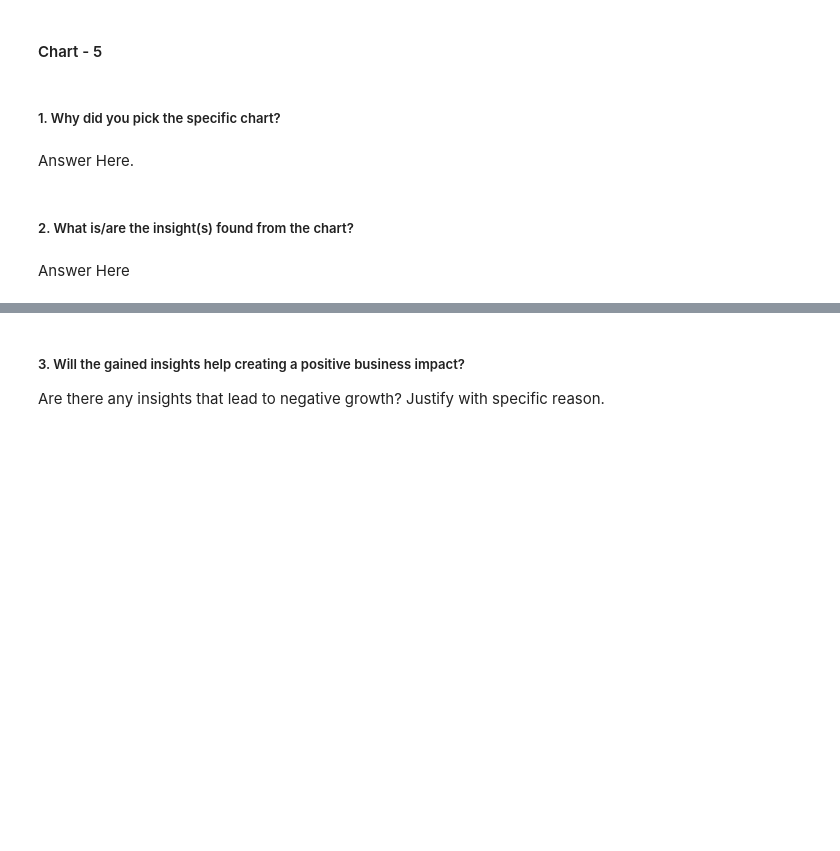
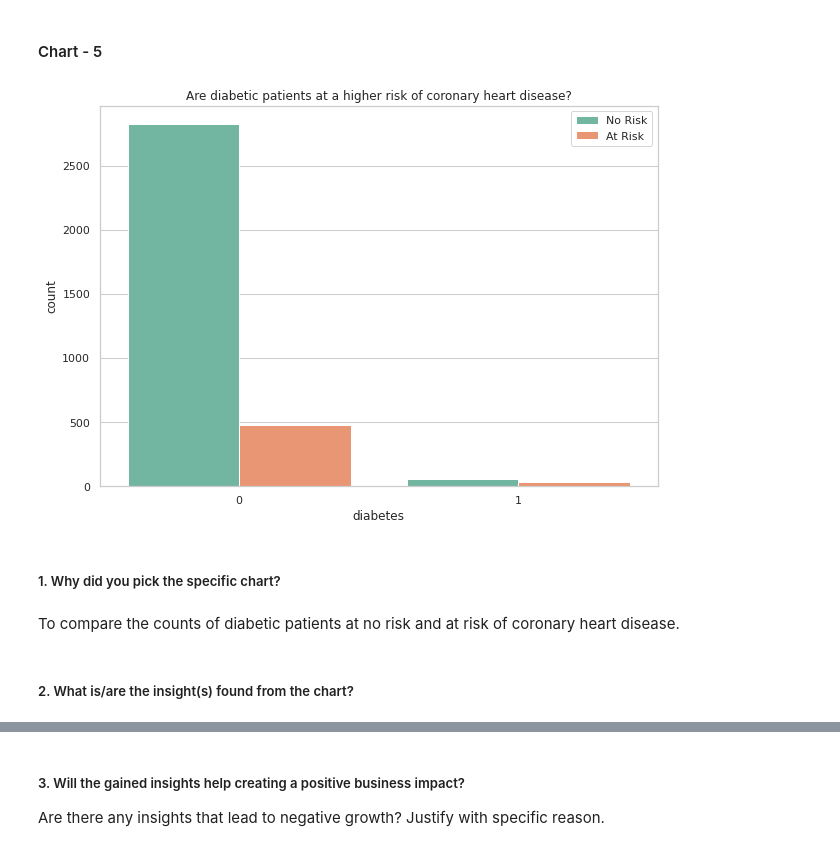
Before and after one commit to Krushikkk/Cardiovascular_Risk_Prediction, a Jupyter notebook: Cardiovascular_Risk_Prediction.ipynb, the cells around one changed output, grey strips where cells are left out. Drawn from its saved outputs; the diff is of its cells as text; code cells hidden in the pictures; blank space fills up the shorter version.

```diff
--- a/Cardiovascular_Risk_Prediction.ipynb
+++ b/Cardiovascular_Risk_Prediction.ipynb
@@ -524,8 +522,16 @@ The gained insights can certainly help create a positive business impact by info
+# %%
+# Chart - 5 visualization code
+
+plt.figure(figsize=(10,7))
+sns.countplot(df.diabetes, hue=df.Risk)
+plt.title('Are diabetic patients at a higher risk of coronary heart disease?')
+plt.legend(['No Risk','At Risk'])
+plt.show()
+# %% [output]
+[figure, added]
 # %% [markdown]
 ##### 1. Why did you pick the specific chart?
-# %% [markdown]
-Answer Here.
+# %% [markdown]
+To compare the counts of diabetic patients at no risk and at risk of coronary heart disease.
 # %% [markdown]
 ##### 2. What is/are the insight(s) found from the chart?
-# %% [markdown]
-Answer Here
```
Also changed, not shown: parts of 36 cells of this notebook.
